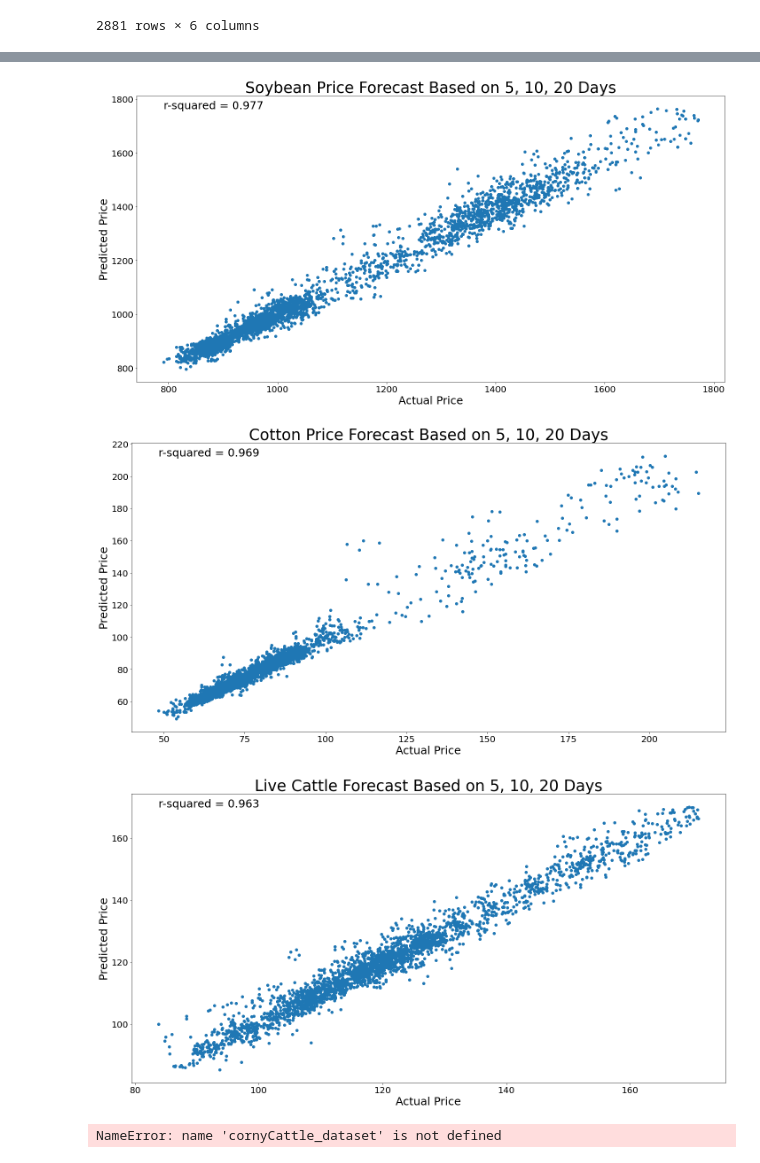
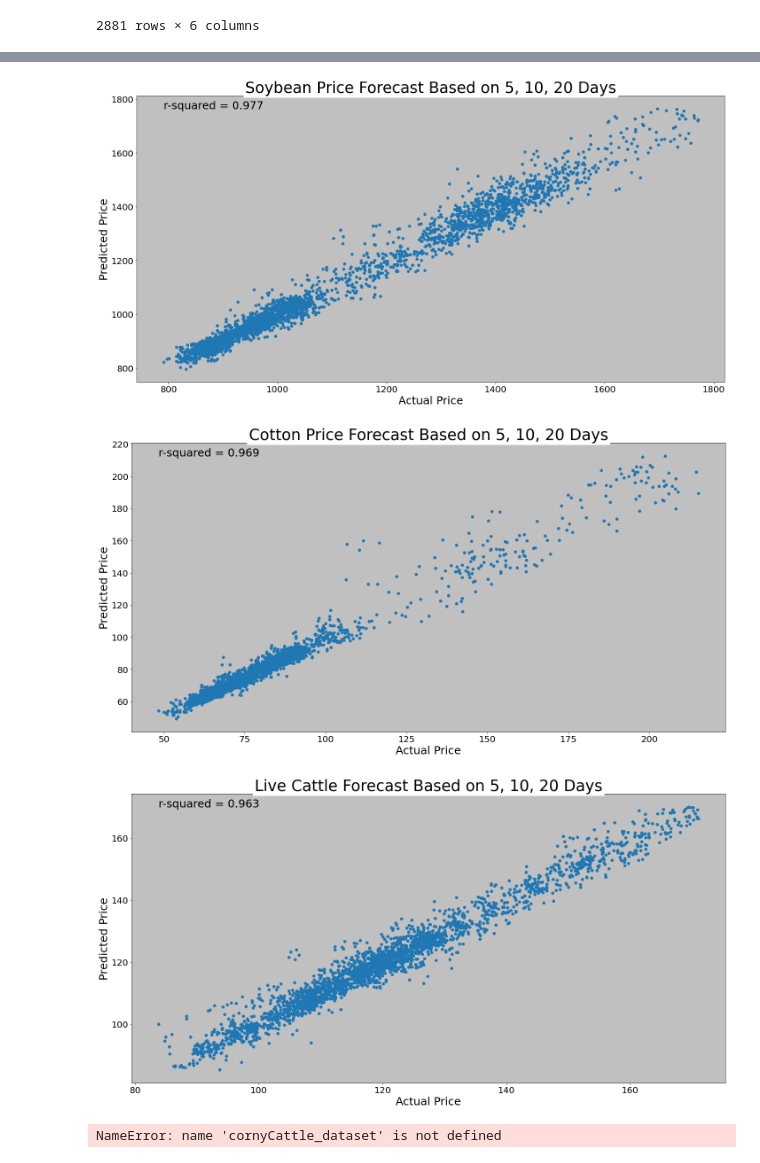
Before and after one commit to FabulousErin/Project_2, a Jupyter notebook: Prediction_Price_ML-Time Lag-Copy1.ipynb, the cells around one changed output, grey strips where cells are left out. Saved outputs shown, nothing was run; the diff lists cells and outputs as text; code cells hidden in the pictures.

```diff
--- a/Prediction_Price_ML-Time Lag-Copy1.ipynb
+++ b/Prediction_Price_ML-Time Lag-Copy1.ipynb
@@ -242,7 +242,10 @@ for x in range(len(data_frame_list)):
     plt.scatter(Y,predictions)
     plt.xlabel("Actual Price", fontsize=25)
     plt.ylabel("Predicted Price", fontsize=25)
-    plt.title(f"{commodity_list[x]} Forecast Based on Previous Day's Price", fontsize=35)
+    ax = plt.axes()
+    ax.set_facecolor('#FFFFFF')
+    plt.title(f"{commodity_list[x]} Forecast Based on Previous Day's Price", fontsize=35, backgroundcolor='white')
+    plt.rcParams['axes.facecolor'] = 'silver'
     plt.text(data_frame_list[x][commodity_list[x]].min(),predictions.max(),"r-squared = {:.3f}".format(r2_score(Y, predictions)), fontsize=25)
     print(r2_score(Y,predictions))
 
@@ -284,7 +287,8 @@ for x in range(len(data_frame_list)):
     plt.scatter(Y,predictions)
     plt.xlabel("Actual Price", fontsize=25)
     plt.ylabel("Predicted Price", fontsize=25)
-    plt.title(f"{commodity_list[x]} Forecast Based on 5, 10, 20 Days", fontsize=35)
+    plt.title(f"{commodity_list[x]} Forecast Based on 5, 10, 20 Days", fontsize=35, backgroundcolor='white')
+    plt.rcParams['axes.facecolor'] = 'silver'
     plt.text(data_frame_list[x][commodity_list[x]].min(),predictions.max(),"r-squared = {:.3f}".format(r2_score(Y, predictions)), fontsize=25)
     print(r2_score(Y,predictions))
 
@@ -313,6 +317,6 @@ static/data/Live Cattle Based on 5,10,20 Days.png
-[figure, old version]
+[figure, new version]
-[figure, old version]
+[figure, new version]
-[figure, old version]
+[figure, new version]
 # %%
 # corn_dataset = corn_df.values
 # X = corn_dataset[:,2].reshape(-1,1)
```
Also changed, not shown: parts of 2 cells of this notebook, 12 other files.
